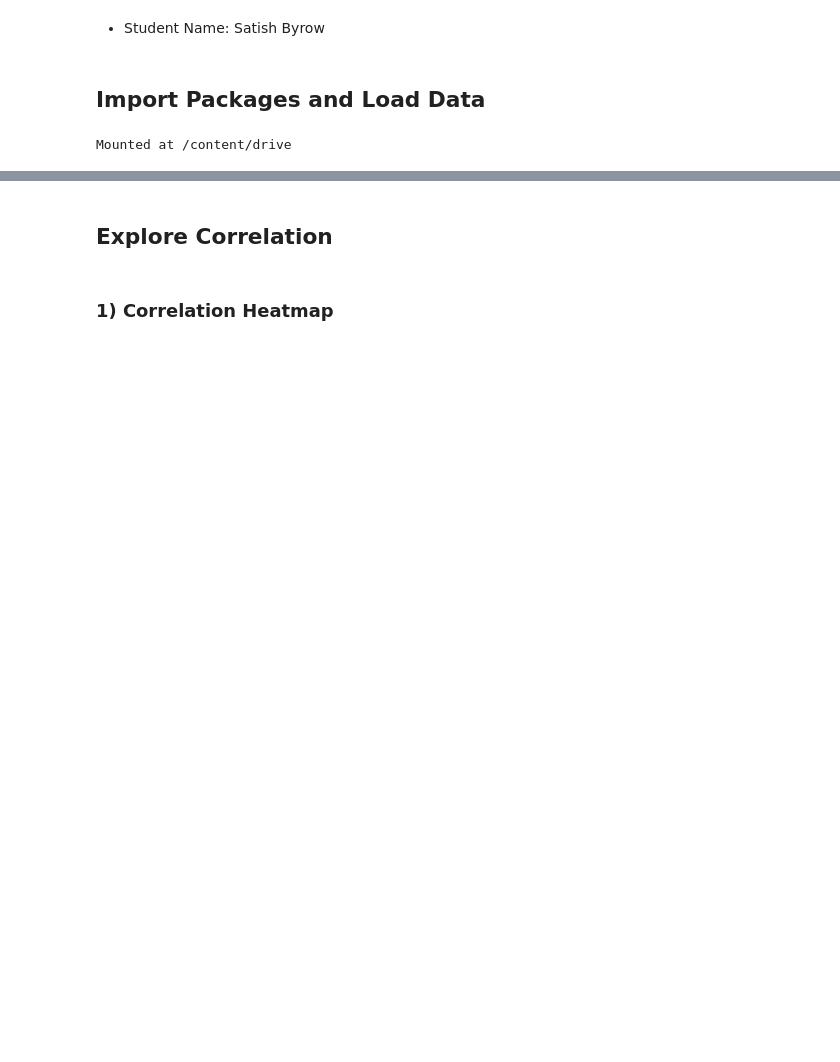
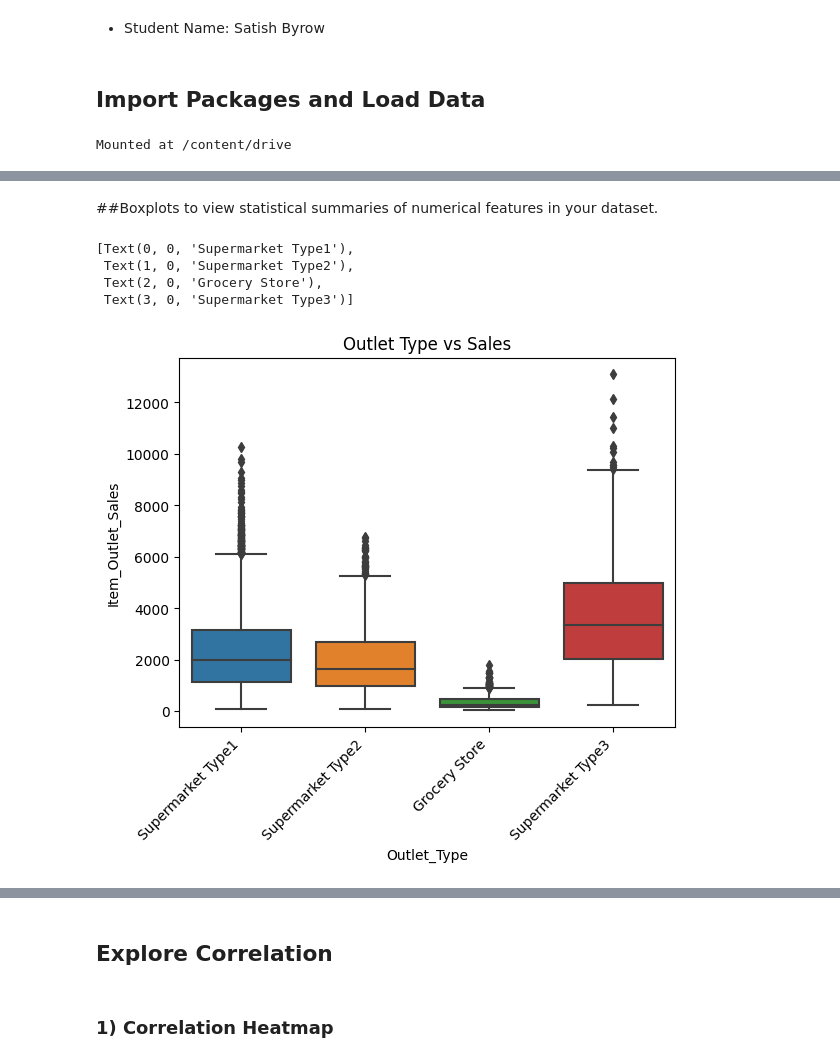
Before and after one commit to MrBCPT/Prediction-of-Product-Sales, a Jupyter notebook: Project 1 Part 3 (Core).ipynb, the cells around one changed output, grey strips where cells are left out. Drawn from its saved outputs; the diff is of its cells as text; code cells hidden in the pictures; blank space fills up the shorter version.

```diff
--- a/Project 1 Part 3 (Core).ipynb
+++ b/Project 1 Part 3 (Core).ipynb
@@ -48,0 +67,13 @@ memory usage: 73.3+ KB
+# %% [markdown]
+##Boxplots to view statistical summaries of numerical features in your dataset.
+# %%
+# Create the boxplot using seaborn lib
+ax = sns.boxplot(x = 'Outlet_Type', y = 'Item_Outlet_Sales', data = df)
+ax.set_title('Outlet Type vs Sales');
+ax.set_xticklabels(ax.get_xticklabels(), rotation=45, ha='right')
+# %% [output]
+[Text(0, 0, 'Supermarket Type1'),
+ Text(1, 0, 'Supermarket Type2'),
+ Text(2, 0, 'Grocery Store'),
+ Text(3, 0, 'Supermarket Type3')]
+[figure, added]
```
Also changed, not shown: parts of 77 cells of this notebook.
